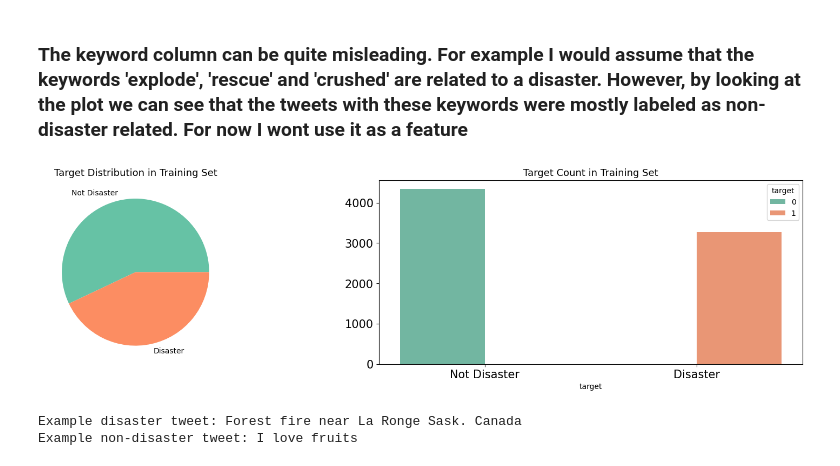
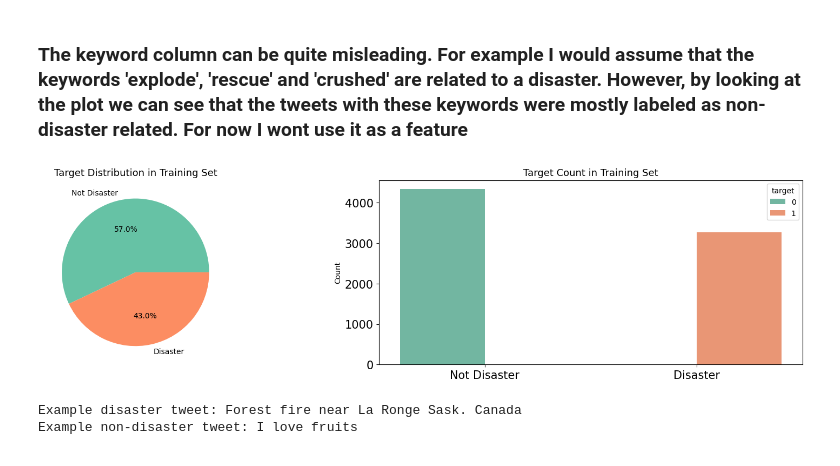
Before and after one commit to zsoltgeier/NLP-with-disaster-tweets, a Jupyter notebook: Notebooks/naive_bayes_solution.ipynb, the cells around one changed output. Drawn from its saved outputs; the diff is of its cells as text; code cells hidden in the pictures.

```diff
--- a/Notebooks/naive_bayes_solution.ipynb
+++ b/Notebooks/naive_bayes_solution.ipynb
@@ -97,24 +97,25 @@ train.drop(columns=['target_mean'], inplace=True)
 # %%
 # Visualize target distribution
 fig, axes = plt.subplots(ncols=2, figsize=(17, 4), dpi=100)
 plt.tight_layout()
 
-train.groupby('target').count()['id'].plot(kind='pie', ax=axes[0], labels=['Not Disaster', 'Disaster'])
-sns.countplot(x=train['target'], hue=train['target'], ax=axes[1])
+train['target'].value_counts().plot(kind='pie', ax=axes[0], labels=['Not Disaster', 'Disaster'], autopct='%1.1f%%')
+axes[0].set_ylabel('')
+axes[0].set_title('Target Distribution in Training Set', fontsize=13)
 
-axes[0].set_ylabel('')
-axes[1].set_ylabel('')
+sns.countplot(x='target', data=train, hue='target', ax=axes[1])
+axes[1].set_ylabel('Count')
+axes[1].set_xlabel('')
 axes[1].set_xticklabels(['Not Disaster', 'Disaster'])
+axes[1].set_title('Target Count in Training Set', fontsize=13)
+
 for ax in axes:
     ax.tick_params(axis='x', labelsize=15)
     ax.tick_params(axis='y', labelsize=15)
 
-axes[0].set_title('Target Distribution in Training Set', fontsize=13)
-axes[1].set_title('Target Count in Training Set', fontsize=13)
-
 plt.show()
 # %% [output]
-[figure, old version]
+[figure, new version]
 # %%
 # Display example disaster and non-disaster tweets
 disaster_tweets = train[train['target'] == 1]['text']
```
Also changed, not shown: parts of 2 cells of this notebook.
